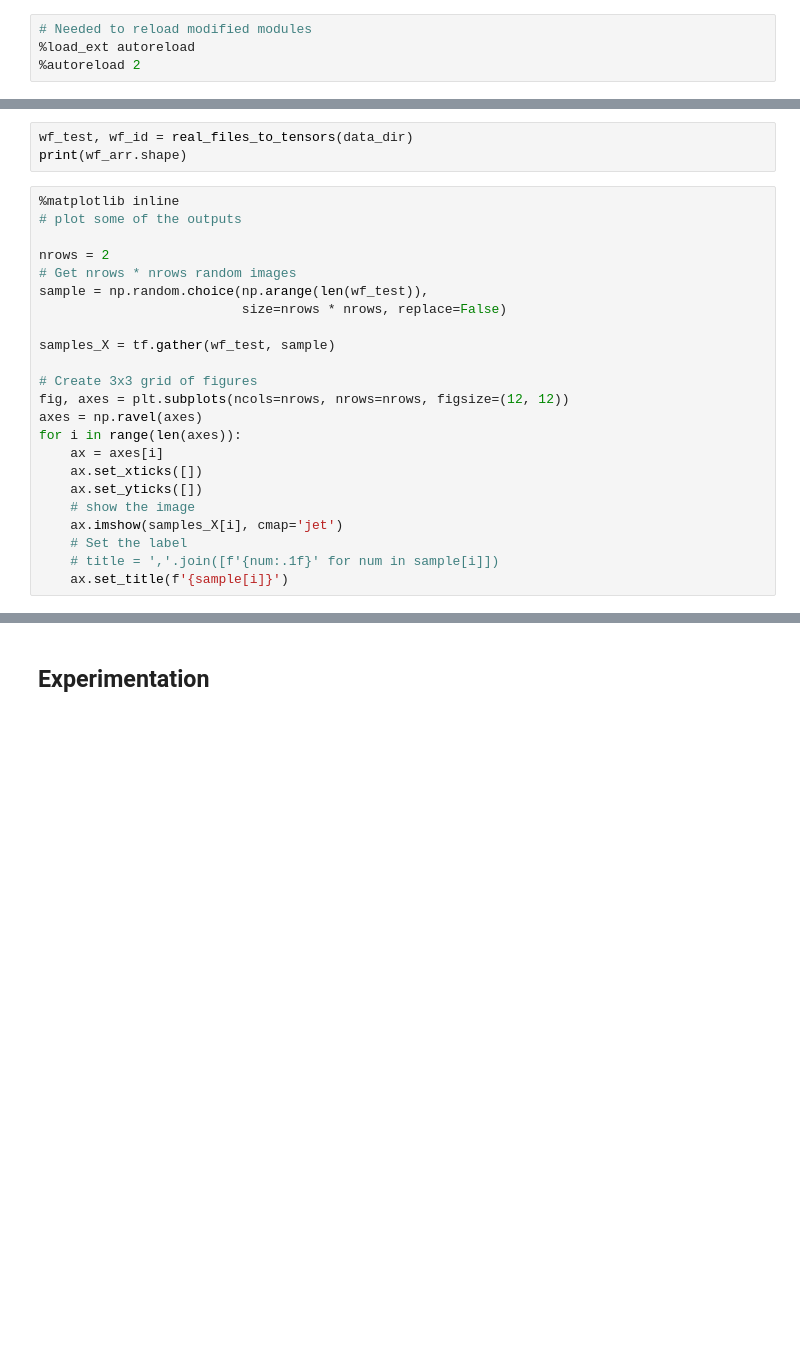
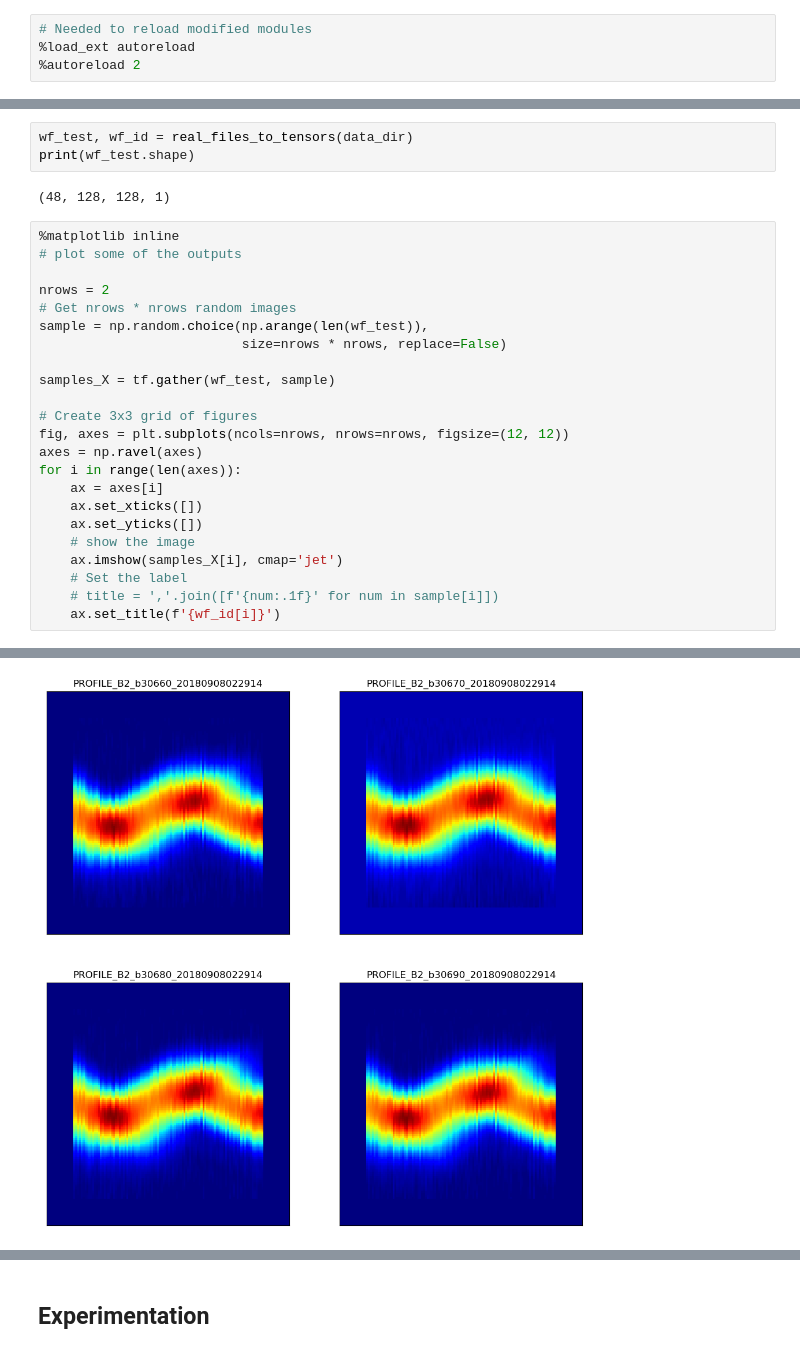
Before and after one commit to kiliakis/tomography_ML, a Jupyter notebook: inspect_real_data.ipynb, the cells around one changed output, grey strips where cells are left out. Saved outputs shown, nothing was run; the diff lists cells and outputs as text; blank space fills up the shorter version.

```diff
--- a/inspect_real_data.ipynb
+++ b/inspect_real_data.ipynb
@@ -38,7 +37,9 @@ var_names = ['phEr', 'enEr', 'bl',
              'VrfSPS']
 # %%
 wf_test, wf_id = real_files_to_tensors(data_dir)
-print(wf_arr.shape)
+print(wf_test.shape)
+# %% [output]
+(48, 128, 128, 1)
 # %%
 %matplotlib inline
 # plot some of the outputs
@@ -61,4 +62,5 @@ for i in range(len(axes)):
     ax.imshow(samples_X[i], cmap='jet')
     # Set the label
     # title = ','.join([f'{num:.1f}' for num in sample[i]])
-    ax.set_title(f'{sample[i]}')
+    ax.set_title(f'{wf_id[i]}')
+# %% [output]
@@ -64,0 +72 @@ for i in range(len(axes)):
+[figure, added]
```
Also changed, not shown: parts of 8 cells of this notebook, 5 other files.
